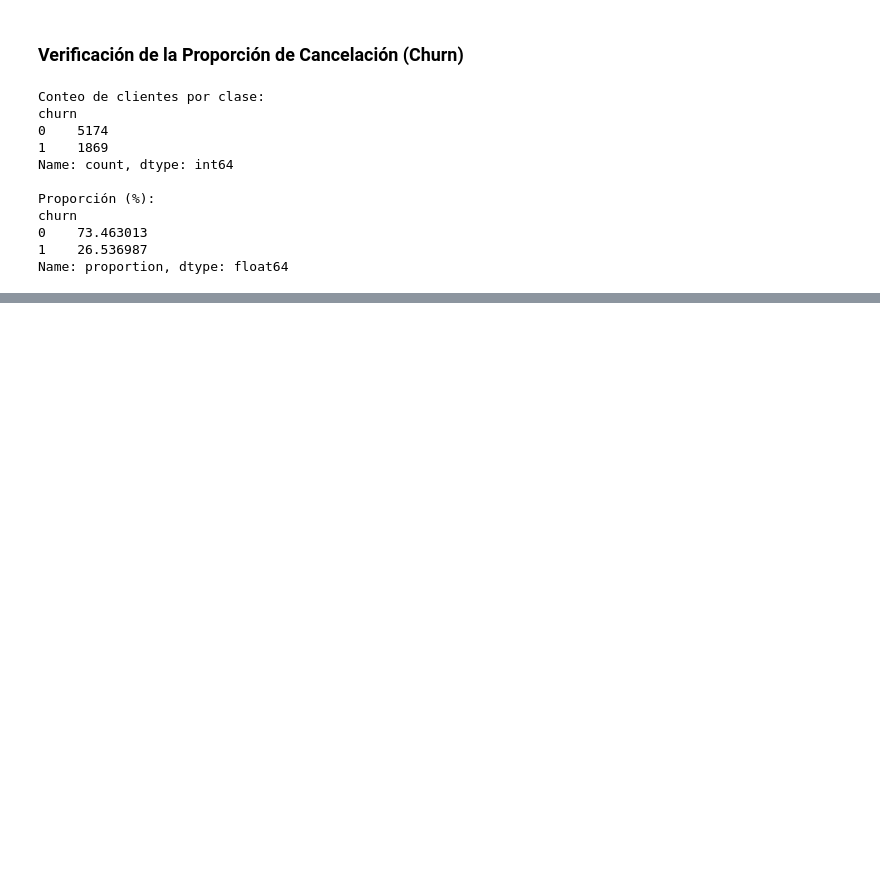
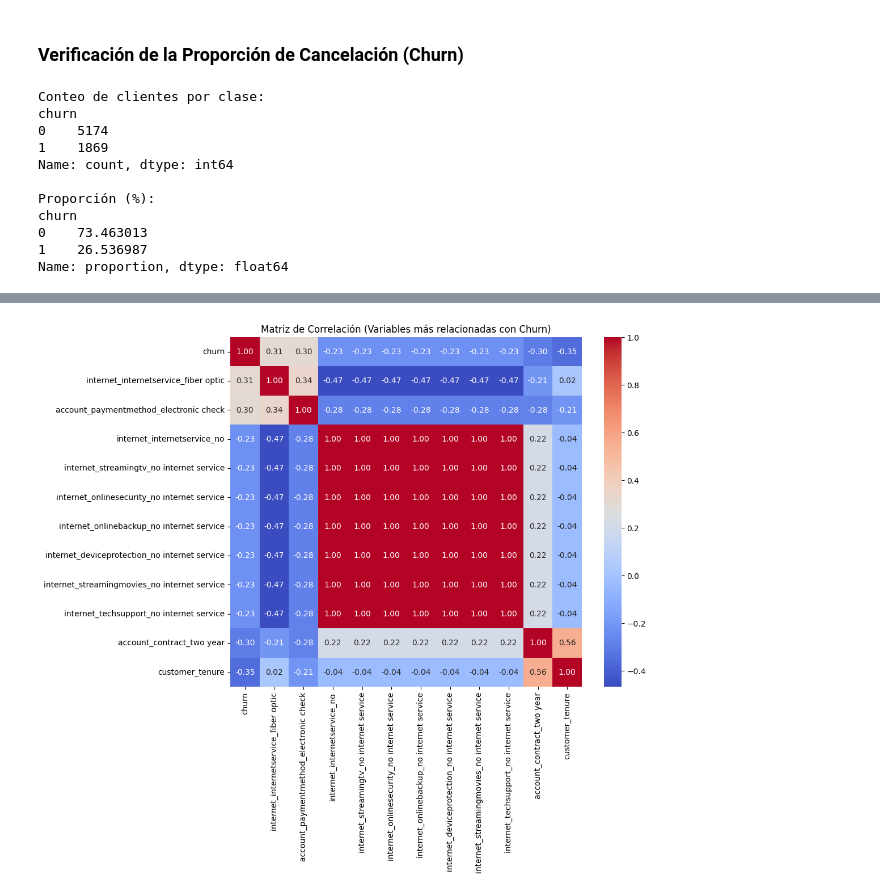
Before and after one commit to epjuarez/alura-challenge-telecomx2, a Jupyter notebook: alura_challenge_telecomx2.ipynb, the cells around one changed output, grey strips where cells are left out. Drawn from its saved outputs; the diff is of its cells as text; code cells hidden in the pictures; blank space fills up the shorter version.

```diff
--- a/alura_challenge_telecomx2.ipynb
+++ b/alura_challenge_telecomx2.ipynb
@@ -136,0 +189,4 @@ Name: proportion, dtype: float64
+# %%
+corr_churn = df_encoded.corr()['churn'].sort_values(ascending=False)
+
+corr_churn
@@ -136,0 +212,4 @@ Name: proportion, dtype: float64
+# %%
+top_corr = corr_churn[abs(corr_churn) > 0.2]
+
+top_corr
@@ -136,0 +231,18 @@ Name: proportion, dtype: float64
+# %%
+selected_features = top_corr.index
+
+corr_selected = df_encoded[selected_features].corr()
+# %%
+plt.figure(figsize=(10,8))
+
+sns.heatmap(
+    corr_selected,
+    annot=True,
+    cmap="coolwarm",
+    fmt=".2f"
+)
+
+plt.title("Matriz de Correlación (Variables más relacionadas con Churn)")
+plt.show()
+# %% [output]
+[figure, added]
```
Also changed, not shown: parts of 23 cells of this notebook.
